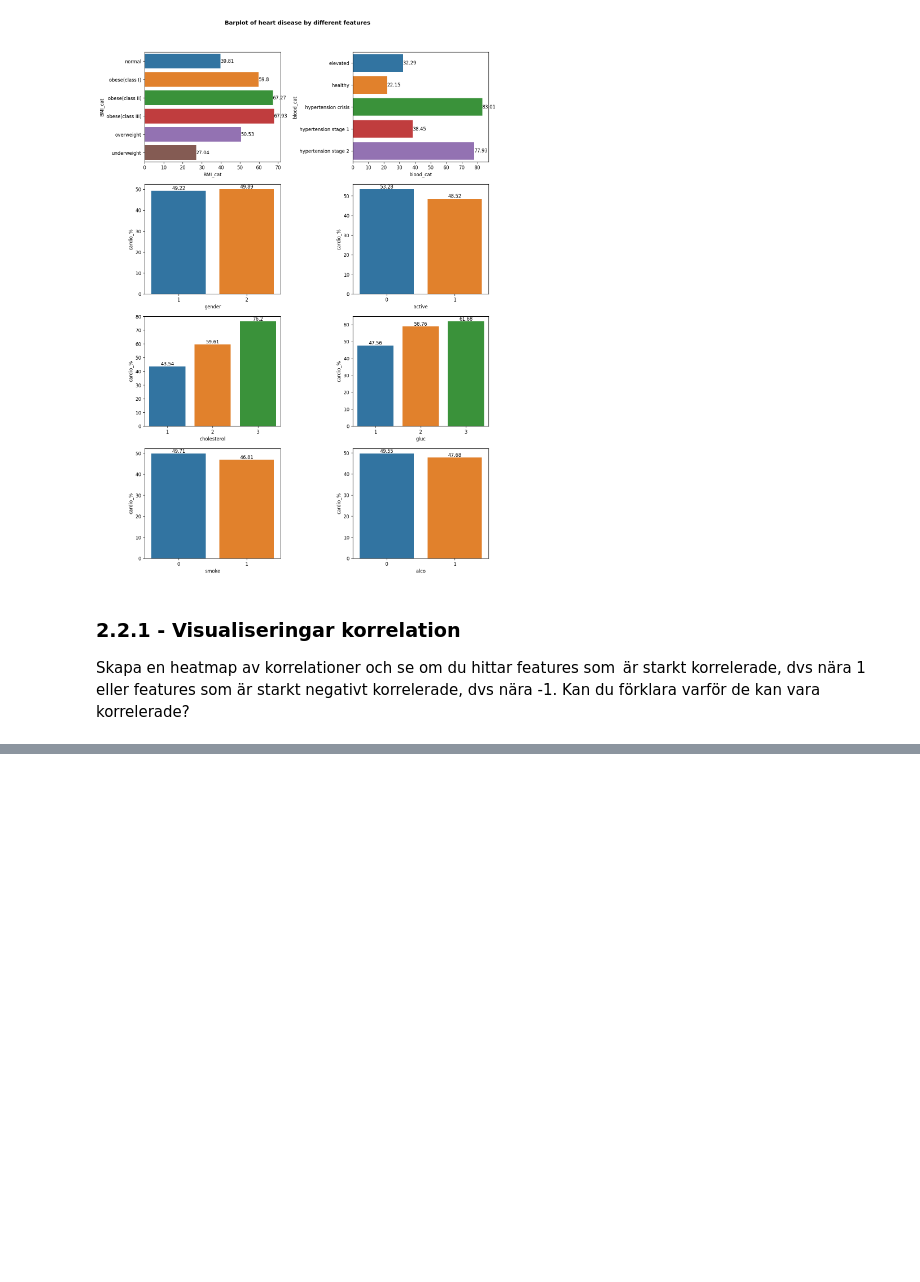
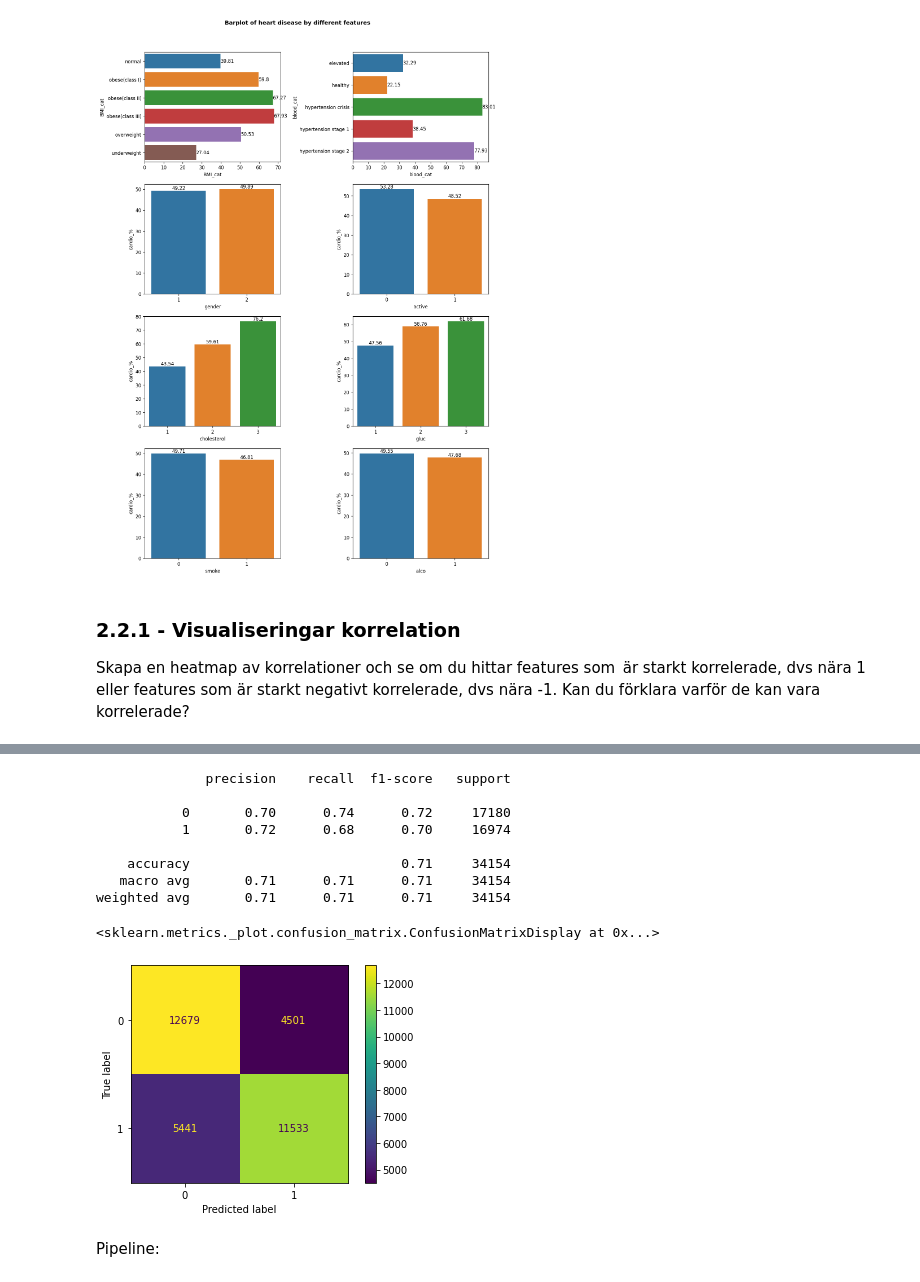
Before and after one commit to yuna-liu/Maskininlarning-Yuna-Liu, a Jupyter notebook: Lab1/DiseasePrediction.ipynb, the cells around one changed output, grey strips where cells are left out. Cells and saved outputs as stored; diff of their text form; code cells hidden in the pictures; blank space fills up the shorter version.

```diff
--- a/Lab1/DiseasePrediction.ipynb
+++ b/Lab1/DiseasePrediction.ipynb
@@ -548,0 +689,22 @@ På andra dataframet:
+# %%
+# we choose k = 11 here
+model_KNN = KNeighborsClassifier(11)
+model_KNN.fit(scaled_X_train, y_train)
+y_pred = model_KNN.predict(scaled_X_test)
+
+print(classification_report(y_test, y_pred))
+cm = confusion_matrix(y_test, y_pred)
+ConfusionMatrixDisplay(cm).plot()
+# %% [output]
+              precision    recall  f1-score   support
+
+           0       0.70      0.74      0.72     17180
+           1       0.72      0.68      0.70     16974
+
+    accuracy                           0.71     34154
+   macro avg       0.71      0.71      0.71     34154
+weighted avg       0.71      0.71      0.71     34154
+<sklearn.metrics._plot.confusion_matrix.ConfusionMatrixDisplay at 0x...>
+[figure, added]
+# %% [markdown]
+Pipeline:
```
Also changed, not shown: parts of 35 cells of this notebook, 1 other file.
